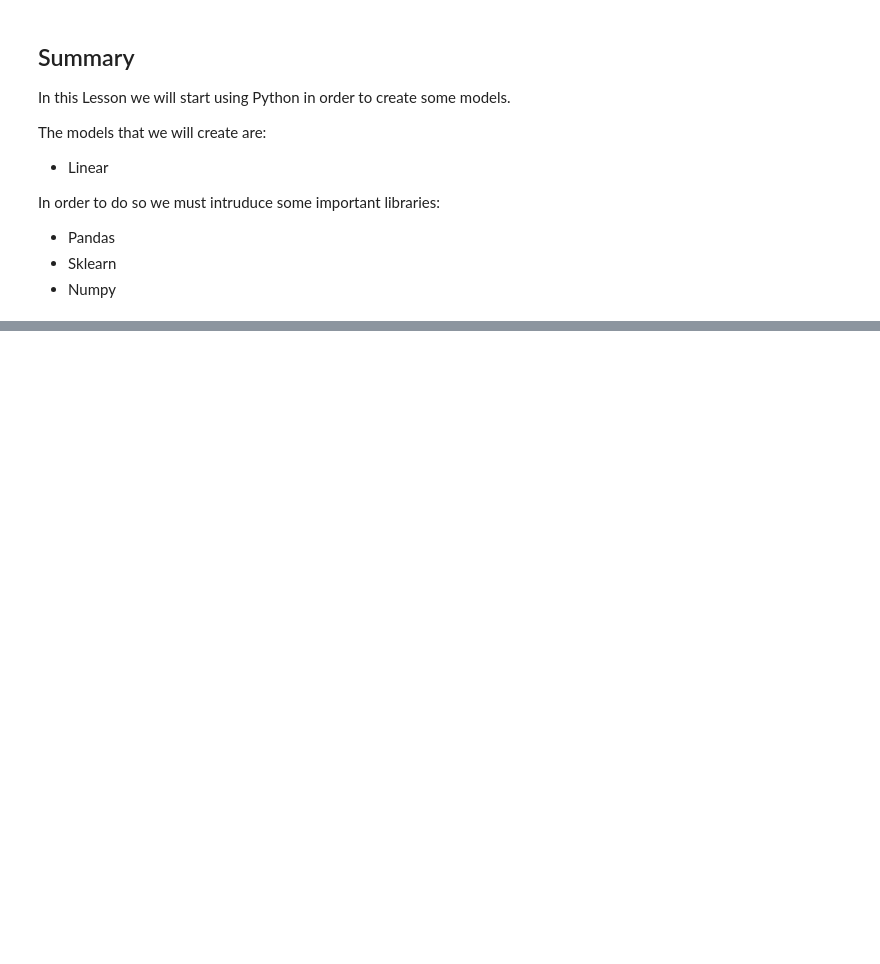
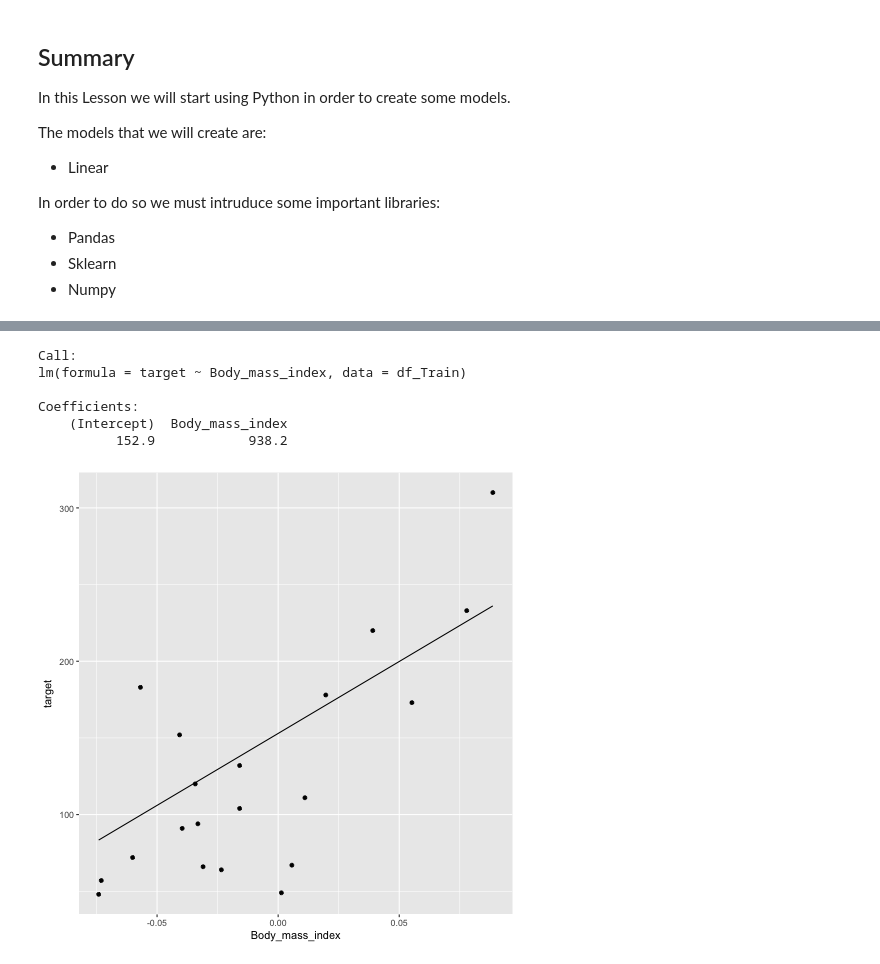
Before and after one commit to SalMarco/CorsoCatt, a Jupyter notebook: Lesson_2-2.ipynb, the cells around one changed output, grey strips where cells are left out. Cells and saved outputs as stored; diff of their text form; code cells hidden in the pictures; blank space fills up the shorter version.

```diff
--- a/Lesson_2-2.ipynb
+++ b/Lesson_2-2.ipynb
@@ -460,0 +208,34 @@ warnings.filterwarnings('ignore')
+# %%
+%%R -i df,d_Y
+library(dplyr)
+library(magrittr)
+library(ggplot2)
+
+
+
+nrow=dim(df)[1]
+ntest=20
+df['target']=d_Y
+df %<>%
+  select(Body_mass_index,target)
+df_Train=df[1:(nrow-ntest),]
+df_Test=df[(nrow-ntest+1):nrow,]
+
+model=lm(target ~ Body_mass_index,data=df_Train)
+
+print(model)
+
+pred=predict.lm(model,df_Test)
+df_Test %>%
+  mutate(pred=pred) %>%
+  ggplot() +
+  geom_point(aes(Body_mass_index,target)) +
+  geom_line(aes(Body_mass_index,pred))
+# %% [output]
+Call:
+lm(formula = target ~ Body_mass_index, data = df_Train)
+
+Coefficients:
+    (Intercept)  Body_mass_index
+          152.9            938.2
+[figure, added]
```
Also changed, not shown: parts of 46 cells of this notebook.
